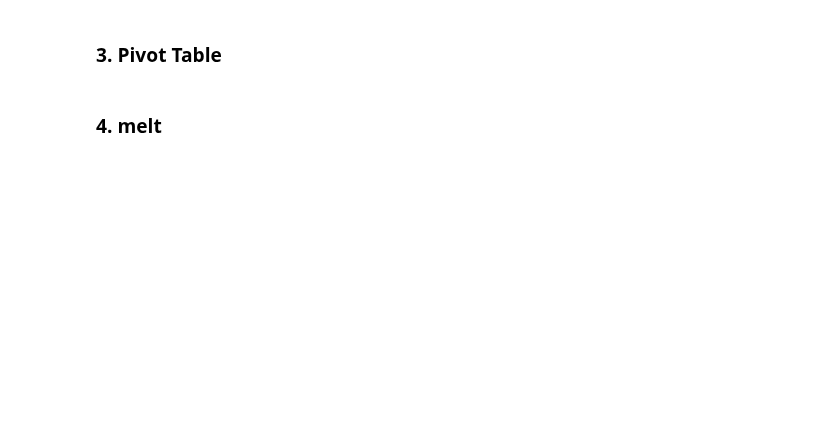
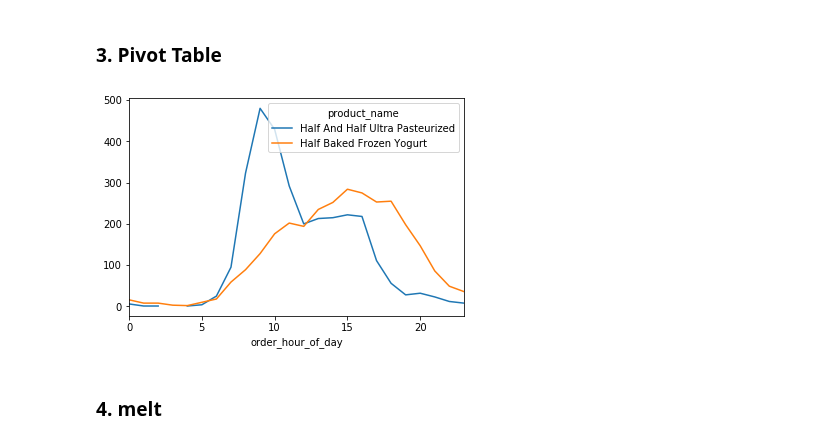
Before and after one commit to HeyLaxmi/DS-Unit-1-Sprint-1-Dealing-With-Data, a Jupyter notebook: Copy_of_Copy_of_LS_DS_121_Join_and_Reshape_Data.ipynb, the cells around one changed output. Drawn from its saved outputs; the diff is of its cells as text; code cells hidden in the pictures; blank space fills up the shorter version.

```diff
--- a/Copy_of_Copy_of_LS_DS_121_Join_and_Reshape_Data.ipynb
+++ b/Copy_of_Copy_of_LS_DS_121_Join_and_Reshape_Data.ipynb
@@ -289,4 +480,11 @@ One challenge of performing a merge on this data is that the `products` and `ord
 # %% [markdown]
 ### 3. Pivot Table
+# %%
+subset.pivot_table(index='order_hour_of_day',
+                   columns='product_name',
+                   values='order_id',
+                   aggfunc=len).plot();
+# %% [output]
+[figure, added]
 # %% [markdown]
 ### 4. melt
```
Also changed, not shown: parts of 29 cells of this notebook.
